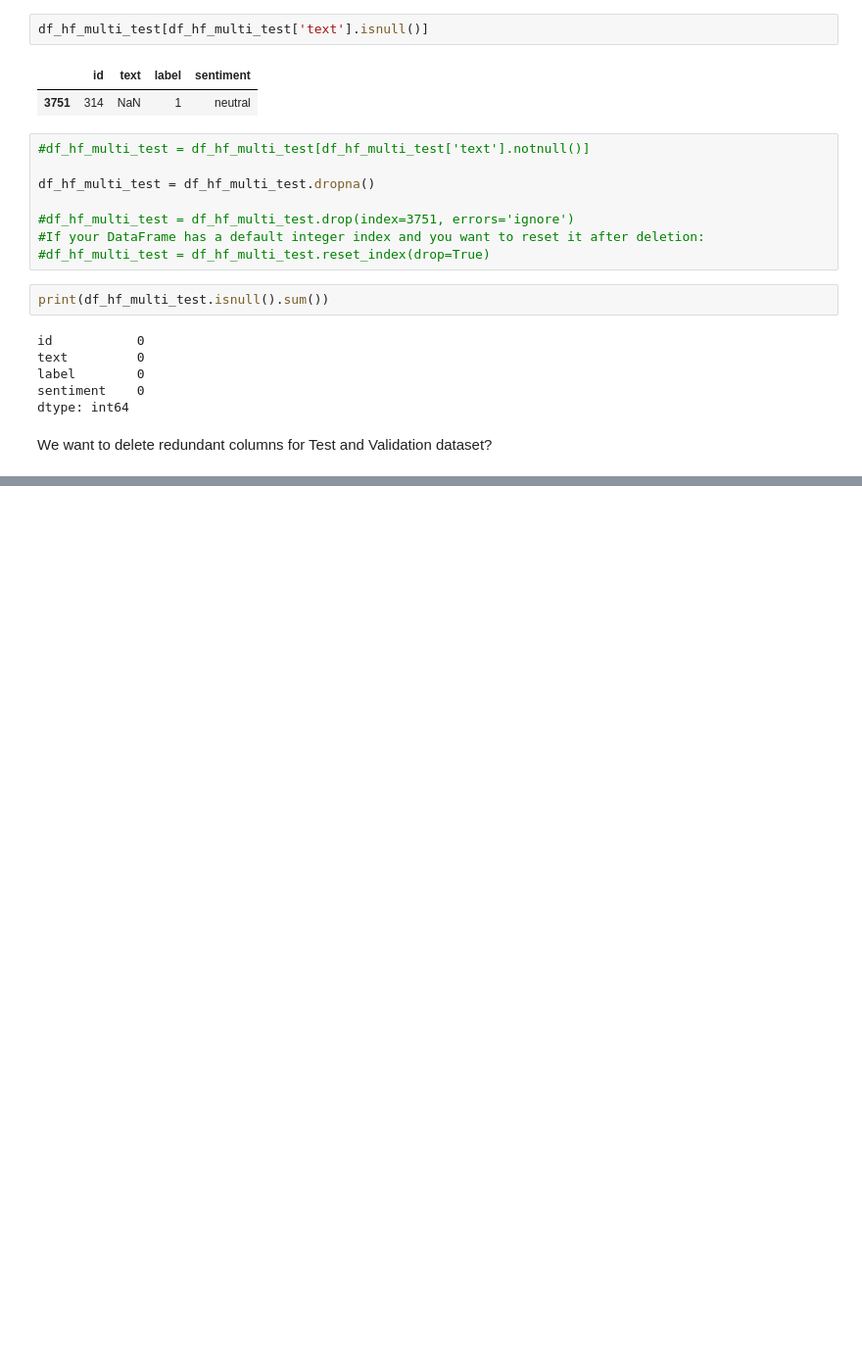
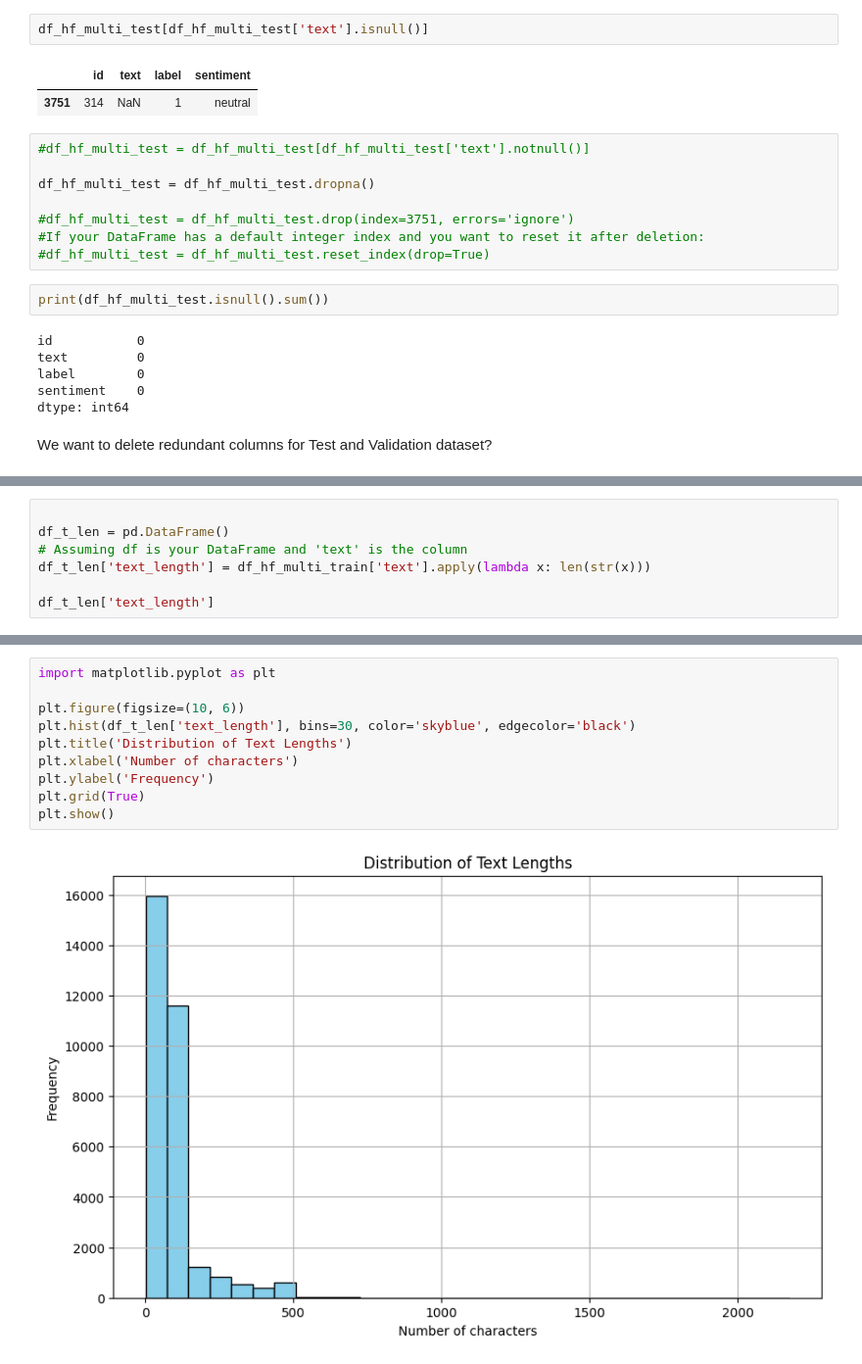
Before and after one commit to Mentalii/Sentiment-Analysis, a Jupyter notebook: sentiment-analysis-v2.ipynb, the cells around one changed output, grey strips where cells are left out. Shown at 98% size. Saved outputs shown, nothing was run; the diff lists cells and outputs as text; blank space fills up the shorter version.

```diff
--- a/sentiment-analysis-v2.ipynb
+++ b/sentiment-analysis-v2.ipynb
@@ -235,0 +256,7 @@ We want to delete redundant columns for Test and Validation dataset?
+# %%
+
+df_t_len = pd.DataFrame()
+# Assuming df is your DataFrame and 'text' is the column
+df_t_len['text_length'] = df_hf_multi_train['text'].apply(lambda x: len(str(x)))
+
+df_t_len['text_length']
@@ -235,0 +276,12 @@ We want to delete redundant columns for Test and Validation dataset?
+# %%
+import matplotlib.pyplot as plt
+
+plt.figure(figsize=(10, 6))
+plt.hist(df_t_len['text_length'], bins=30, color='skyblue', edgecolor='black')
+plt.title('Distribution of Text Lengths')
+plt.xlabel('Number of characters')
+plt.ylabel('Frequency')
+plt.grid(True)
+plt.show()
+# %% [output]
+[figure, added]
```
Also changed, not shown: parts of 12 cells of this notebook.
